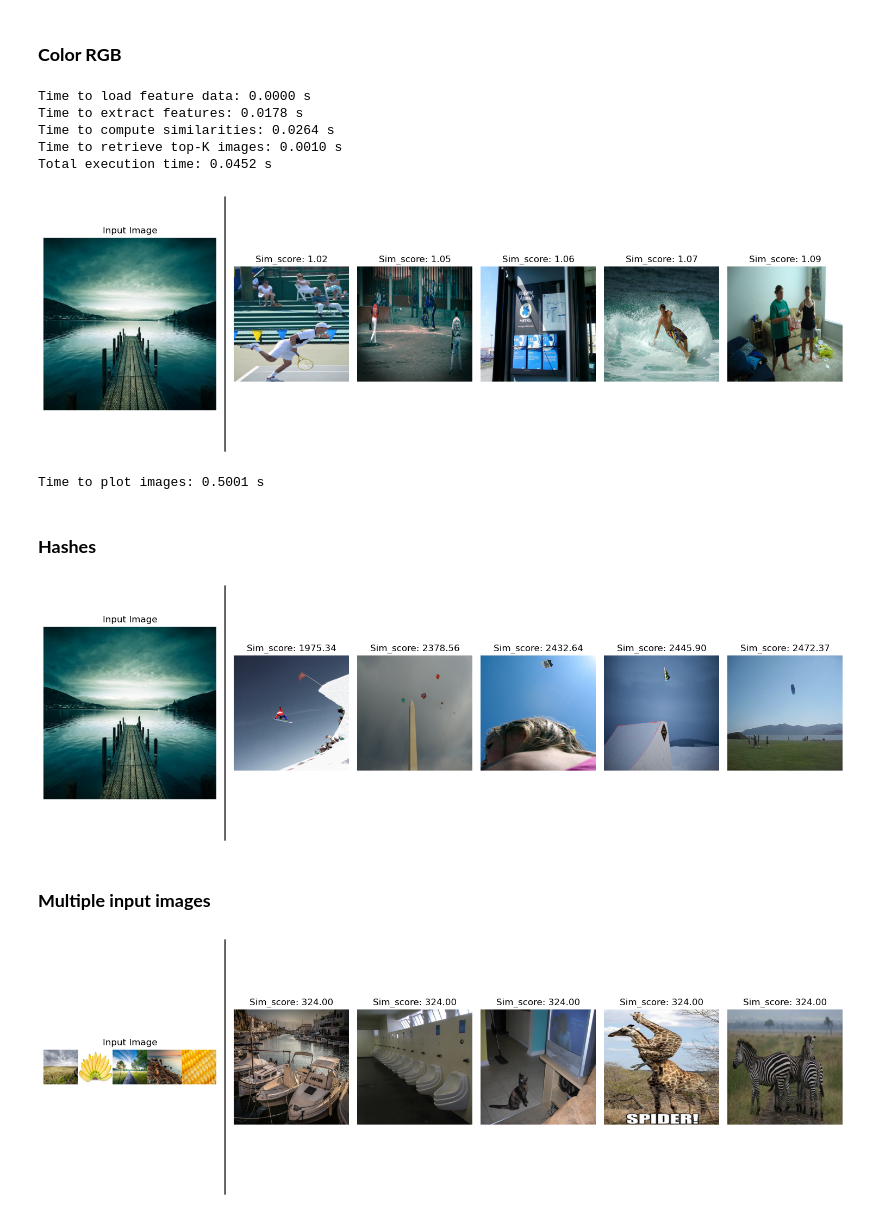
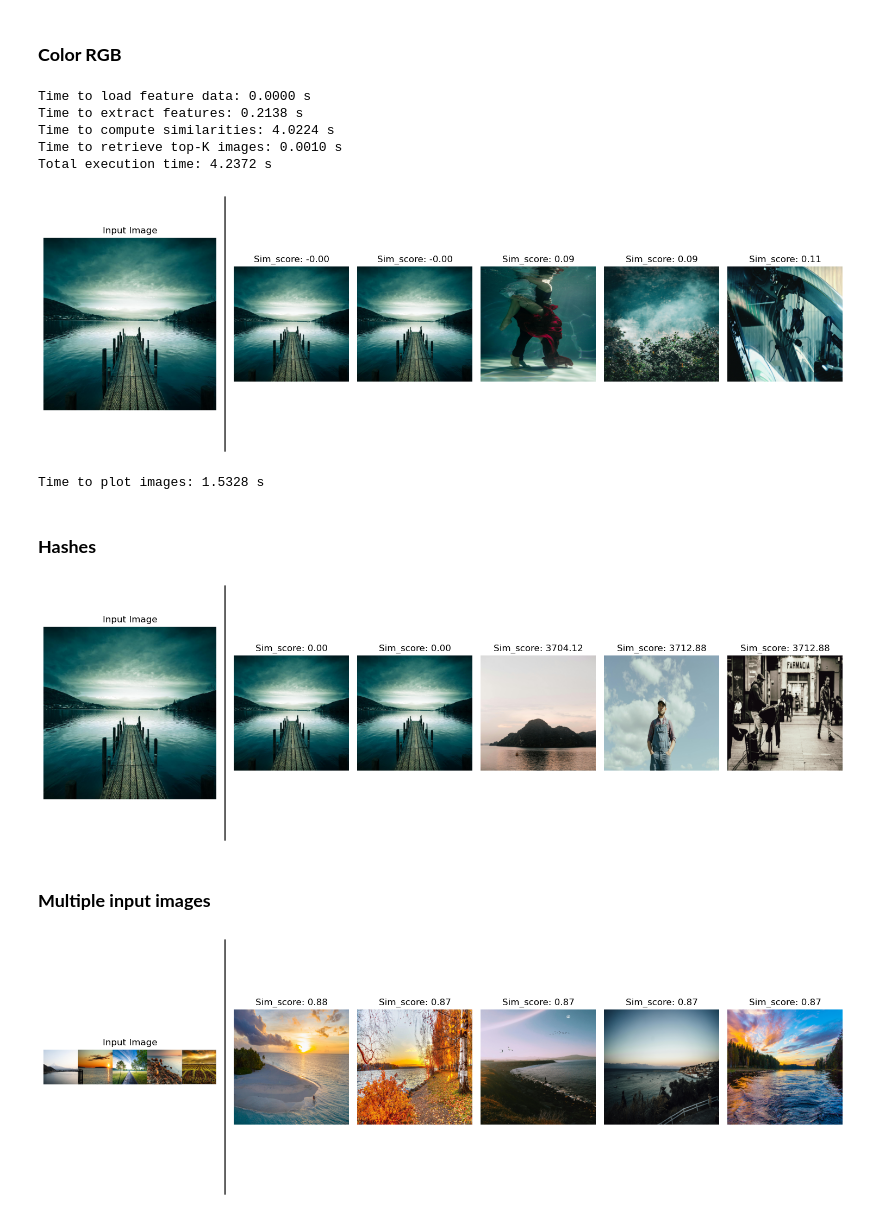
Before and after one commit to erythrocytecalculus/Image-Recommender-Big-Data, a Jupyter notebook: show_similarities.ipynb, the cells around one changed output. Saved outputs shown, nothing was run; the diff lists cells and outputs as text; code cells hidden in the pictures.

Commit message:
Try different input image

```diff
--- a/show_similarities.ipynb
+++ b/show_similarities.ipynb
@@ -26,21 +26,21 @@ Time to plot images: 0.5392 s
 # %% [markdown]
 ### **Color RGB**
 # %%
-calculate_similarities(input_images, c, mode="rgb", metric="manhattan", top_k=5, verbose=True)
+calculate_similarities(input_images, c, mode="rgb", metric="bhattacharyya", top_k=5, verbose=True)
 # %% [output]
 Time to load feature data: 0.0000 s
-Time to extract features: 0.0178 s
-Time to compute similarities: 0.0264 s
+Time to extract features: 0.2138 s
+Time to compute similarities: 4.0224 s
 Time to retrieve top-K images: 0.0010 s
-Total execution time: 0.0452 s
+Total execution time: 4.2372 s
-[figure, old version]
+[figure, new version]
-Time to plot images: 0.5001 s
+Time to plot images: 1.5328 s
 # %% [markdown]
 ### **Hashes**
 # %%
-calculate_similarities(input_images, c, mode="dhashes", metric="euclidean", top_k=5)
+calculate_similarities(input_images, c, mode="phashes", metric="euclidean", top_k=5)
 # %% [output]
-[figure, old version]
+[figure, new version]
 # %% [markdown]
 ### **Multiple input images**
 # %%
@@ -52,6 +52,6 @@ input_images = [r"D:\data\image_data\Landscapes\00000000_(6).jpg",
 # %%
-calculate_similarities(input_images, c, mode="rgb", metric="hamming", top_k=5)
+calculate_similarities(input_images, c, mode="embeddings", metric="ann_cosine", top_k=5)
 # %% [output]
-[figure, old version]
+[figure, new version]
 # %%
 conn.close()
```
Also changed, not shown: parts of 2 cells of this notebook.
